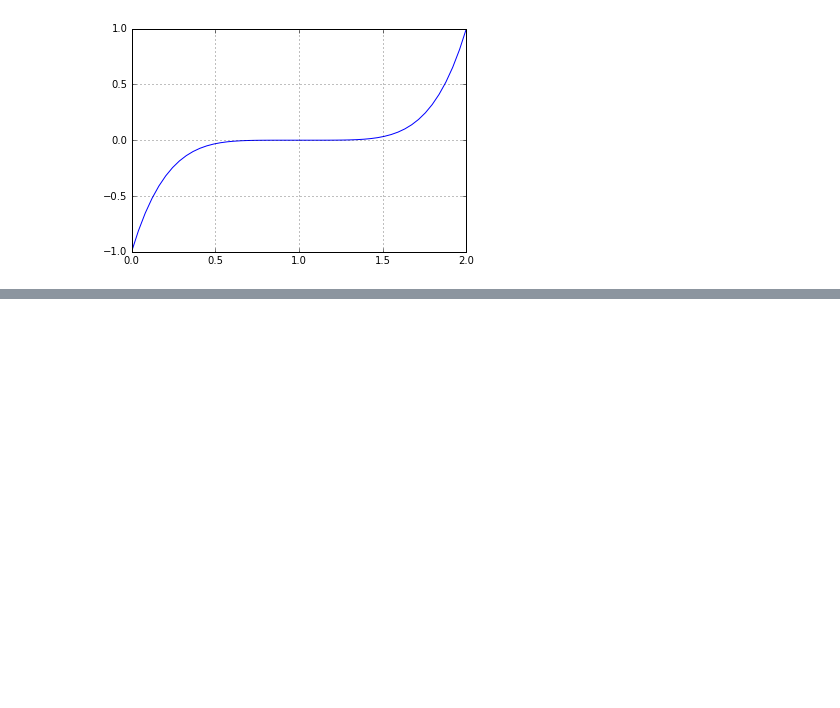
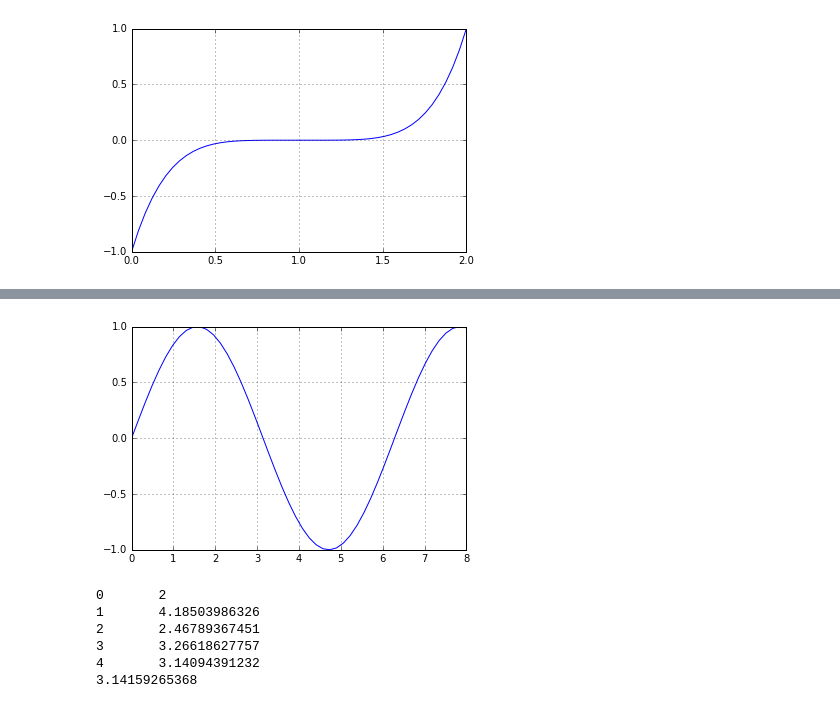
Before and after one commit to iselplabo93/Integradores, a Jupyter notebook: Raices.ipynb, the cells around one changed output, grey strips where cells are left out. Saved outputs shown, nothing was run; the diff lists cells and outputs as text; code cells hidden in the pictures; blank space fills up the shorter version.

```diff
--- a/Raices.ipynb
+++ b/Raices.ipynb
@@ -72,0 +113,16 @@ SyntaxError: invalid syntax (<ipython-input-43-fcb7c9118f15>, line 1)
+# %%
+x=linspace(0,8)
+plot(x,sin(x))
+grid(True)
+show()
+# %% [output]
+[figure, added]
+# %%
+print met_newton_1(sin,cos,2)
+# %% [output]
+0       2
+1       4.18503986326
+2       2.46789367451
+3       3.26618627757
+4       3.14094391232
+3.14159265368
```
Also changed, not shown: parts of 18 cells of this notebook.
